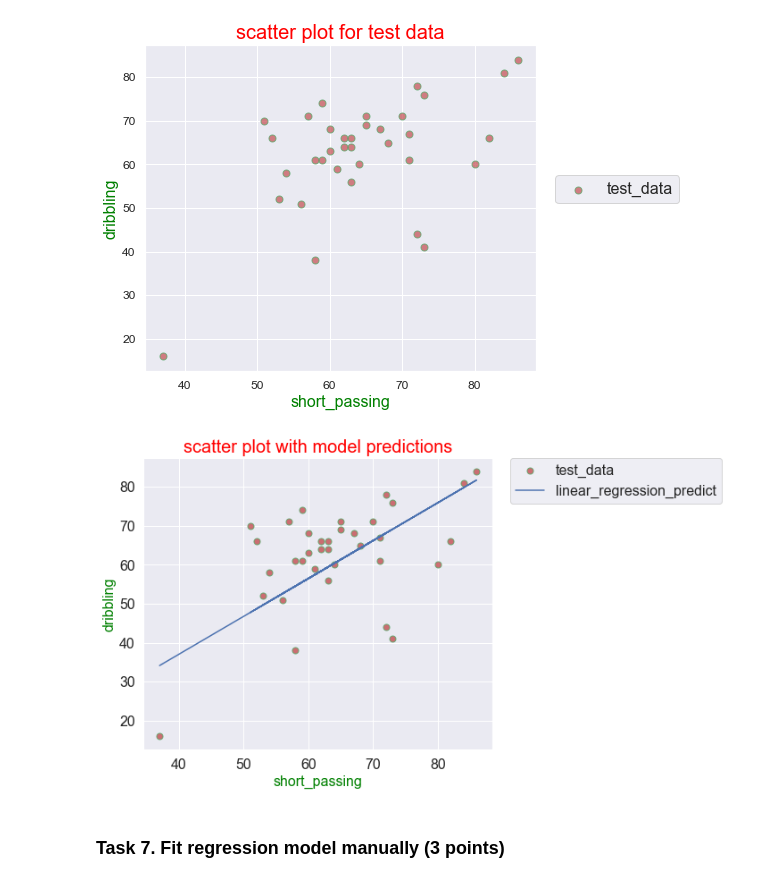
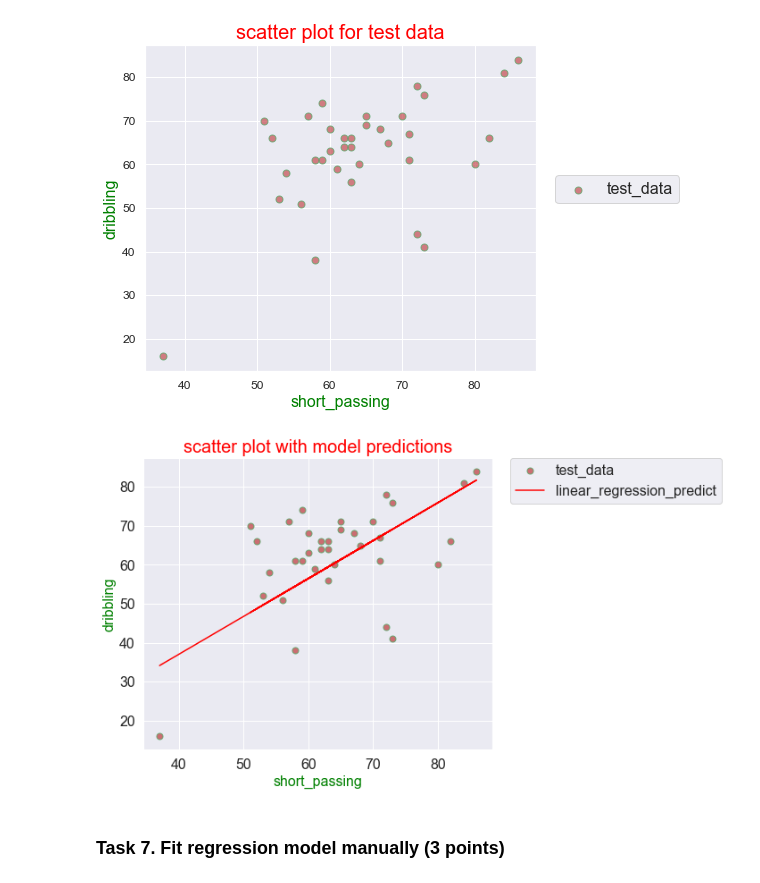
Before and after one commit to AlexUfnif/ml-intro-task3, a Jupyter notebook: linear_regression.ipynb, the cells around one changed output. Drawn from its saved outputs; the diff is of its cells as text; code cells hidden in the pictures.

```diff
--- a/linear_regression.ipynb
+++ b/linear_regression.ipynb
@@ -765,17 +765,17 @@ model_manual_preds_and_X['data'] = x_test.iloc[:,0]
 # %%
 ax = pd.DataFrame(np.array([x_test.iloc[:,0], y_test]).T).plot.scatter(0, 1, alpha=0.8, s=50, c="r", \
     marker="o", linewidths=1, edgecolors="g", label='test_data', fontsize=16)
-model_manual_preds_and_X.plot('data', 1, legend=True, grid=True, ax=ax, label = 'linear_regression_predict', fontsize=16)
+model_manual_preds_and_X.plot('data', 1, legend=True, grid=True, ax=ax, label = 'linear_regression_predict', fontsize=16, color = 'red')
 
 plt.legend(bbox_to_anchor=(1.05, 1), loc='upper left', borderaxespad=0., fontsize=16)
 plt.xlabel('short_passing', fontsize=16, color='green')
 plt.ylabel('dribbling', fontsize=16, color='green')
 plt.title('scatter plot with model predictions', fontsize=20, color='red')
 
 
 plt.show()
 # %% [output]
-[figure, old version]
+[figure, new version]
 # %% [markdown]
 ### Task 7.  Fit regression model manually (3 points)
 # %% [markdown]
```
Also changed, not shown: parts of 14 cells of this notebook.
